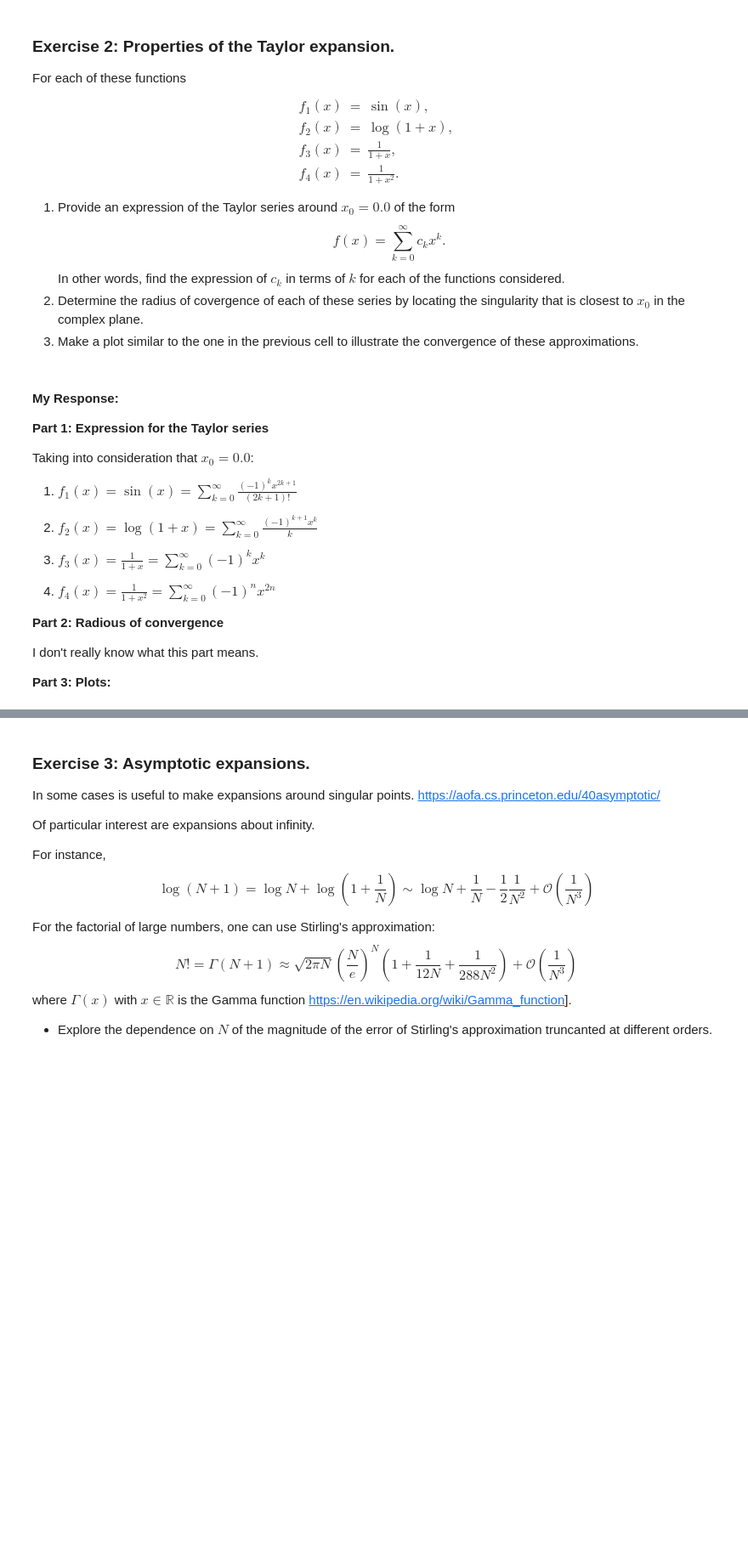
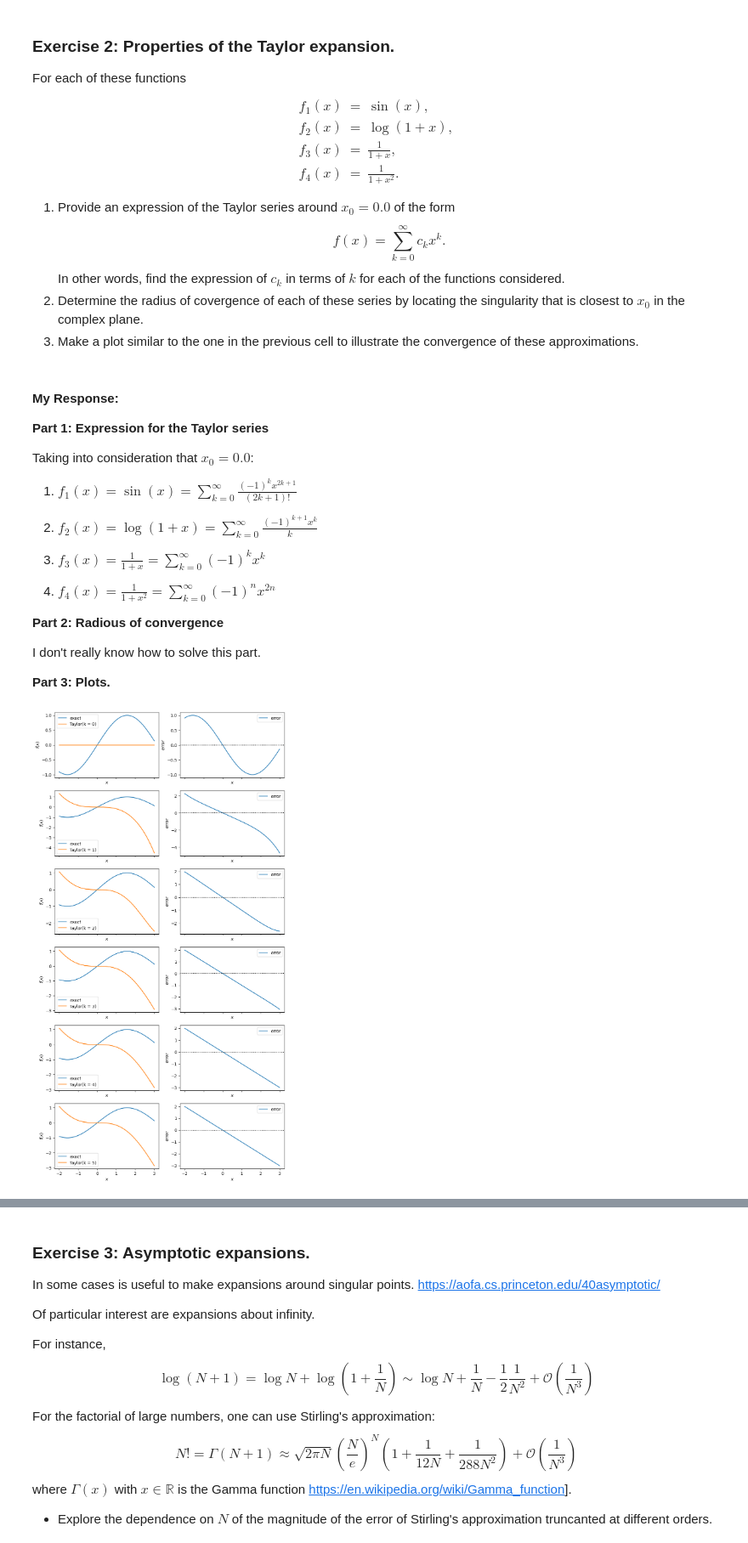
Before and after one commit to Arkh3/master_cn_25-26, a Jupyter notebook: practicas/practica2/H2_Teruel.ipynb, the cells around one changed output, grey strips where cells are left out. Shown at 85% size. Cells and saved outputs as stored; diff of their text form; code cells hidden in the pictures; blank space fills up the shorter version.

```diff
--- a/practicas/practica2/H2_Teruel.ipynb
+++ b/practicas/practica2/H2_Teruel.ipynb
@@ -223,6 +191,20 @@ Taking into consideration that $x_0 = 0.0$:
 
 **Part 2: Radious of convergence**
 
-I don't really know what this part means.
+I don't really know how to solve this part.
 
-**Part 3: Plots:**
+**Part 3: Plots.**
+# %%
+# Taylor approximation for sin(x)
+x_0 = 0.0
+K = 5
+nc.plot_taylor_approximation_with_series_term(
+    function=lambda x: np.sin(x),
+    series_term=lambda x, k: (-1)**k * x**(2*k + 1) / math.factorial(2*k + 1),
+    K=K,
+    x_0=x_0,
+    interval_plot=(x_0 - 2.0, x_0 + 3.0),
+    figure_size=(2*K, 4*K),
+)
+# %% [output]
+[figure, added]
```
Also changed, not shown: parts of 6 cells of this notebook, 1 other file.
